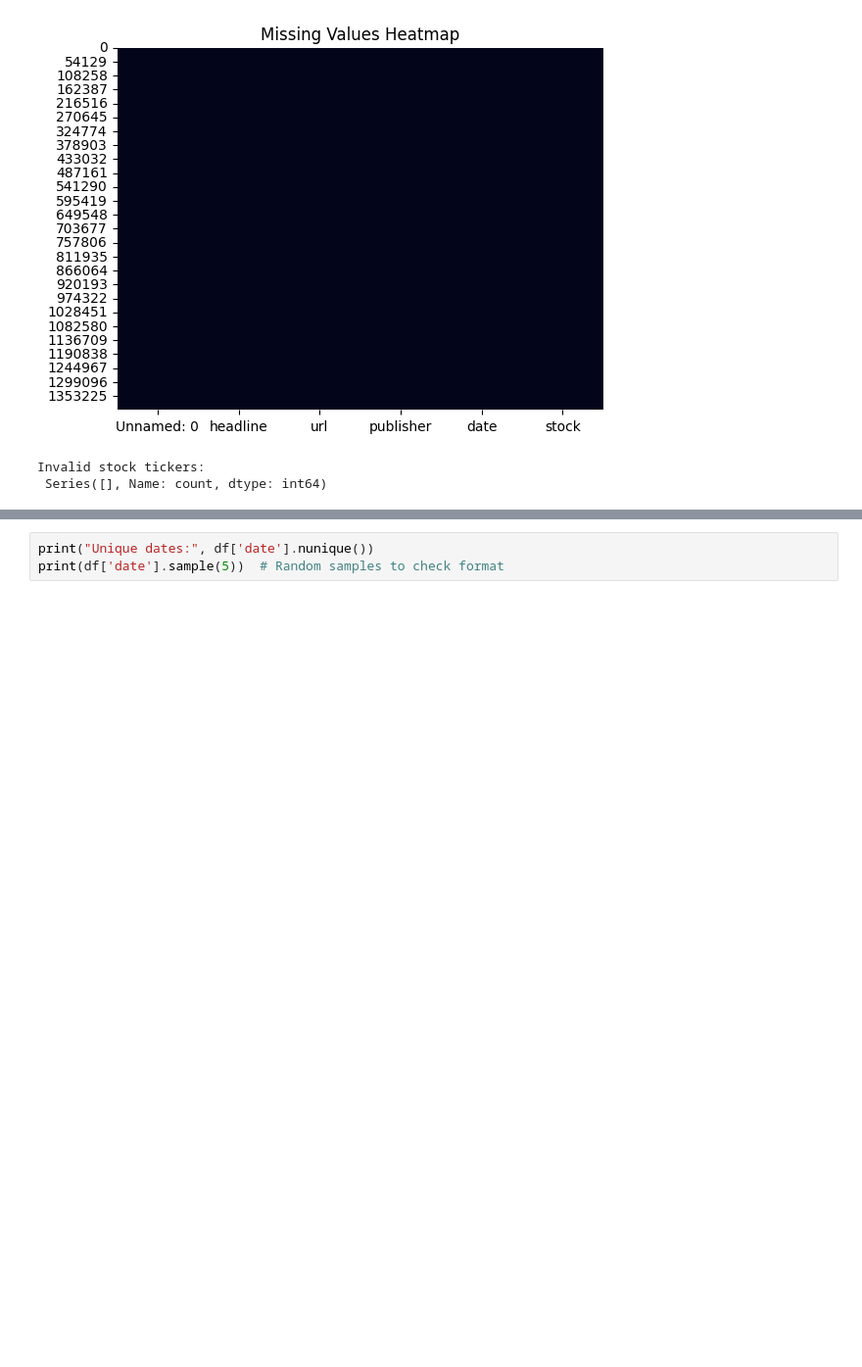
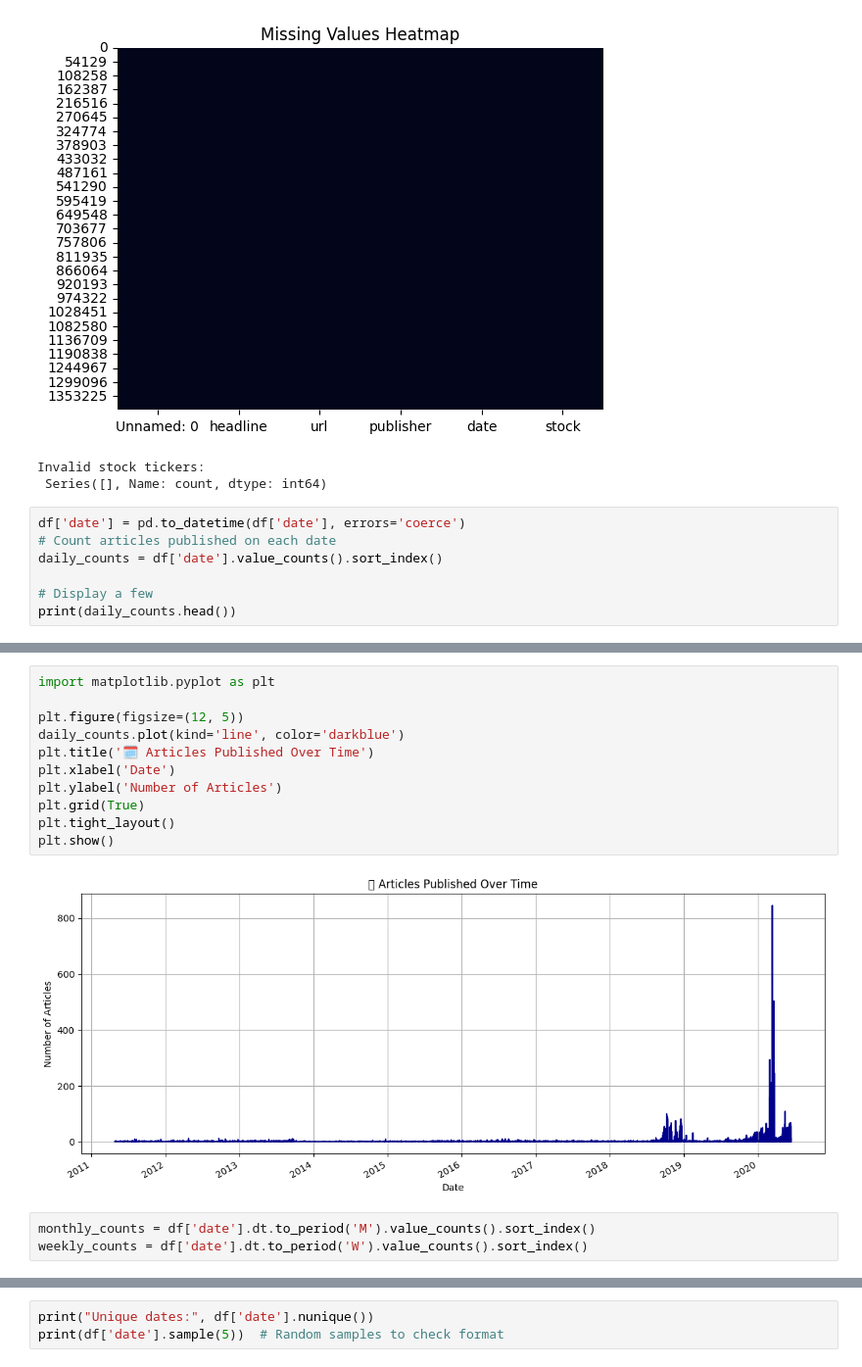
Before and after one commit to bobdeve/Nova-Financial-Solutions, a Jupyter notebook: notebooks/EDA_analysis.ipynb, the cells around one changed output, grey strips where cells are left out. Shown at 98% size. Saved outputs shown, nothing was run; the diff lists cells and outputs as text; blank space fills up the shorter version.

```diff
--- a/notebooks/EDA_analysis.ipynb
+++ b/notebooks/EDA_analysis.ipynb
@@ -71,3 +127,10 @@ dtype: int64
 [figure]
 Invalid stock tickers:
  Series([], Name: count, dtype: int64)
+# %%
+df['date'] = pd.to_datetime(df['date'], errors='coerce')
+# Count articles published on each date
+daily_counts = df['date'].value_counts().sort_index()
+
+# Display a few
+print(daily_counts.head())
@@ -73,0 +145,16 @@ Invalid stock tickers:
+# %%
+import matplotlib.pyplot as plt
+
+plt.figure(figsize=(12, 5))
+daily_counts.plot(kind='line', color='darkblue')
+plt.title('🗓️ Articles Published Over Time')
+plt.xlabel('Date')
+plt.ylabel('Number of Articles')
+plt.grid(True)
+plt.tight_layout()
+plt.show()
+# %% [output]
+[figure, added]
+# %%
+monthly_counts = df['date'].dt.to_period('M').value_counts().sort_index()
+weekly_counts = df['date'].dt.to_period('W').value_counts().sort_index()
```
Also changed, not shown: parts of 5 cells of this notebook, 4 other files.
